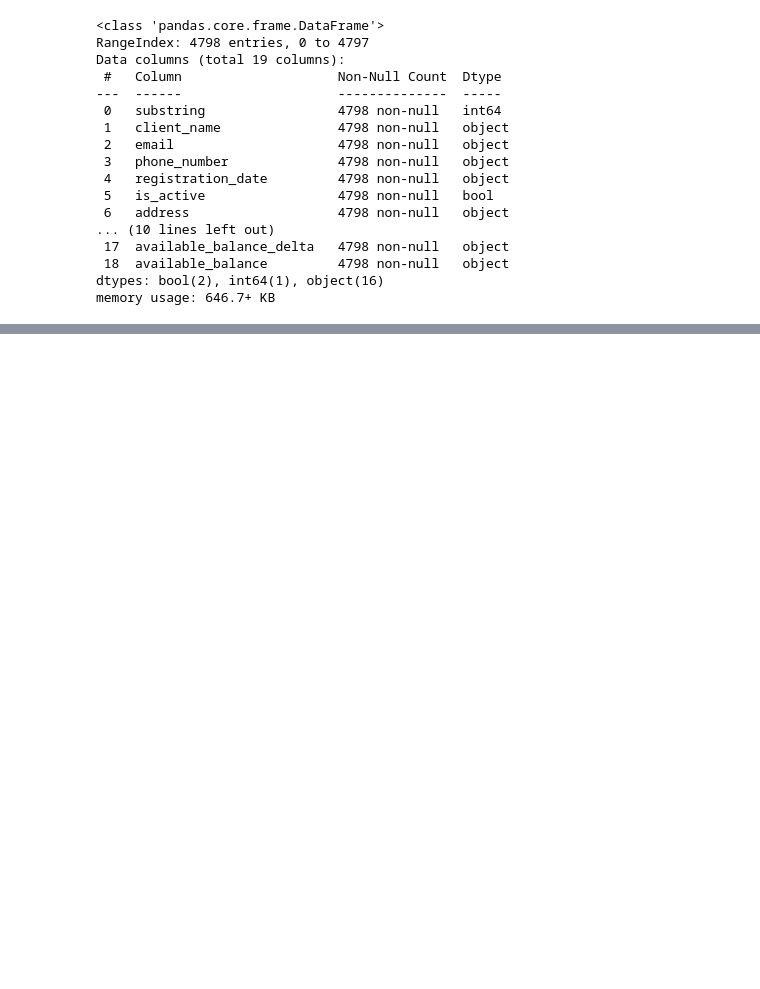
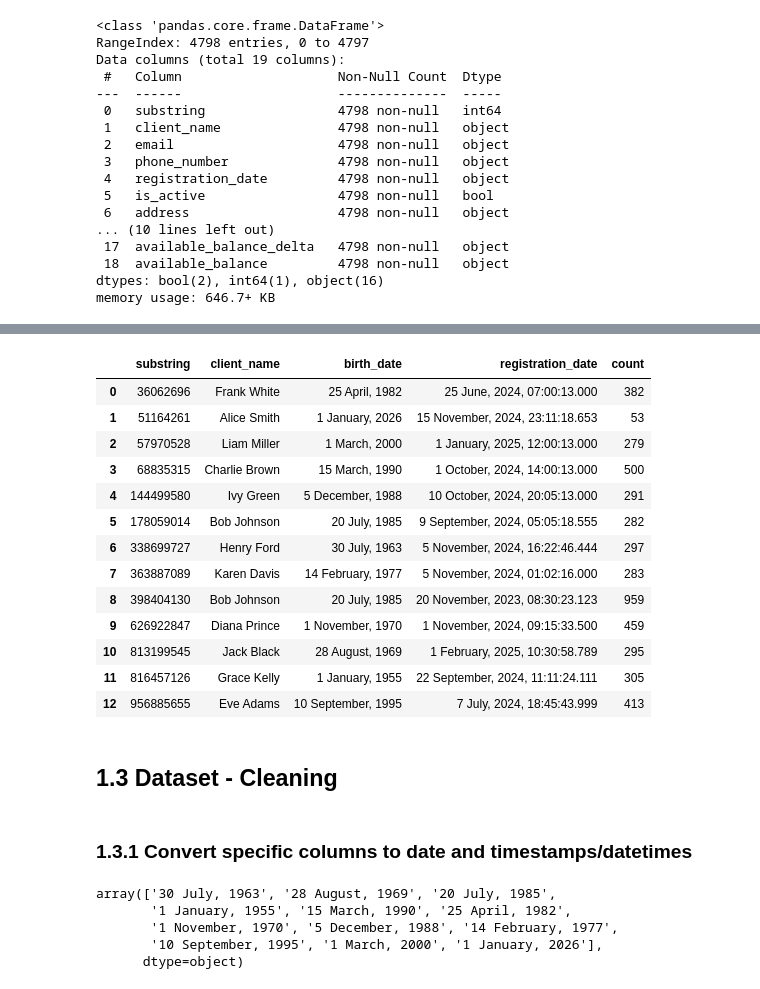
Before and after one commit to tanagnostis/ep_ae_assignment, a Jupyter notebook: code/dataset_exploration.ipynb, the cells around one changed output, grey strips where cells are left out. Cells and saved outputs as stored; diff of their text form; code cells hidden in the pictures; blank space fills up the shorter version.

Commit message:
dataset_exploration update

```diff
--- a/code/dataset_exploration.ipynb
+++ b/code/dataset_exploration.ipynb
@@ -33,0 +81,29 @@ data.head()
+# %%
+data.groupby(['substring', 'client_name', 'birth_date', 'registration_date']).size().reset_index().rename(columns={0:'count'})
+# %% [output]
+|  | substring | client_name | birth_date | registration_date | count |
+| 0 | 36062696 | Frank White | 25 April, 1982 | 25 June, 2024, 07:00:13.000 | 382 |
+| 1 | 51164261 | Alice Smith | 1 January, 2026 | 15 November, 2024, 23:11:18.653 | 53 |
+| 2 | 57970528 | Liam Miller | 1 March, 2000 | 1 January, 2025, 12:00:13.000 | 279 |
+| 3 | 68835315 | Charlie Brown | 15 March, 1990 | 1 October, 2024, 14:00:13.000 | 500 |
+| 4 | 144499580 | Ivy Green | 5 December, 1988 | 10 October, 2024, 20:05:13.000 | 291 |
+| 5 | 178059014 | Bob Johnson | 20 July, 1985 | 9 September, 2024, 05:05:18.555 | 282 |
+| 6 | 338699727 | Henry Ford | 30 July, 1963 | 5 November, 2024, 16:22:46.444 | 297 |
+| 7 | 363887089 | Karen Davis | 14 February, 1977 | 5 November, 2024, 01:02:16.000 | 283 |
+| 8 | 398404130 | Bob Johnson | 20 July, 1985 | 20 November, 2023, 08:30:23.123 | 959 |
+| 9 | 626922847 | Diana Prince | 1 November, 1970 | 1 November, 2024, 09:15:33.500 | 459 |
+| 10 | 813199545 | Jack Black | 28 August, 1969 | 1 February, 2025, 10:30:58.789 | 295 |
+| 11 | 816457126 | Grace Kelly | 1 January, 1955 | 22 September, 2024, 11:11:24.111 | 305 |
+| 12 | 956885655 | Eve Adams | 10 September, 1995 | 7 July, 2024, 18:45:43.999 | 413 |
+# %% [markdown]
+## 1.3 Dataset - Cleaning
+# %% [markdown]
+### 1.3.1 Convert specific columns to date and timestamps/datetimes
+# %%
+data['birth_date'].unique()
+# %% [output]
+array(['30 July, 1963', '28 August, 1969', '20 July, 1985',
+       '1 January, 1955', '15 March, 1990', '25 April, 1982',
+       '1 November, 1970', '5 December, 1988', '14 February, 1977',
+       '10 September, 1995', '1 March, 2000', '1 January, 2026'],
+      dtype=object)
```
Also changed, not shown: parts of 15 cells of this notebook.
